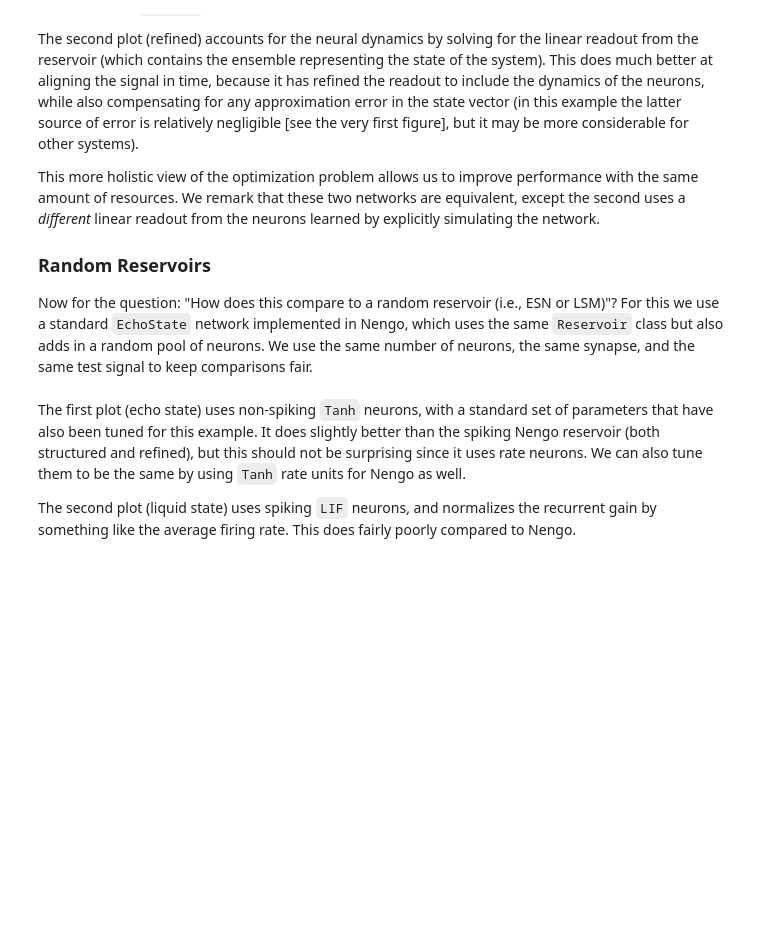
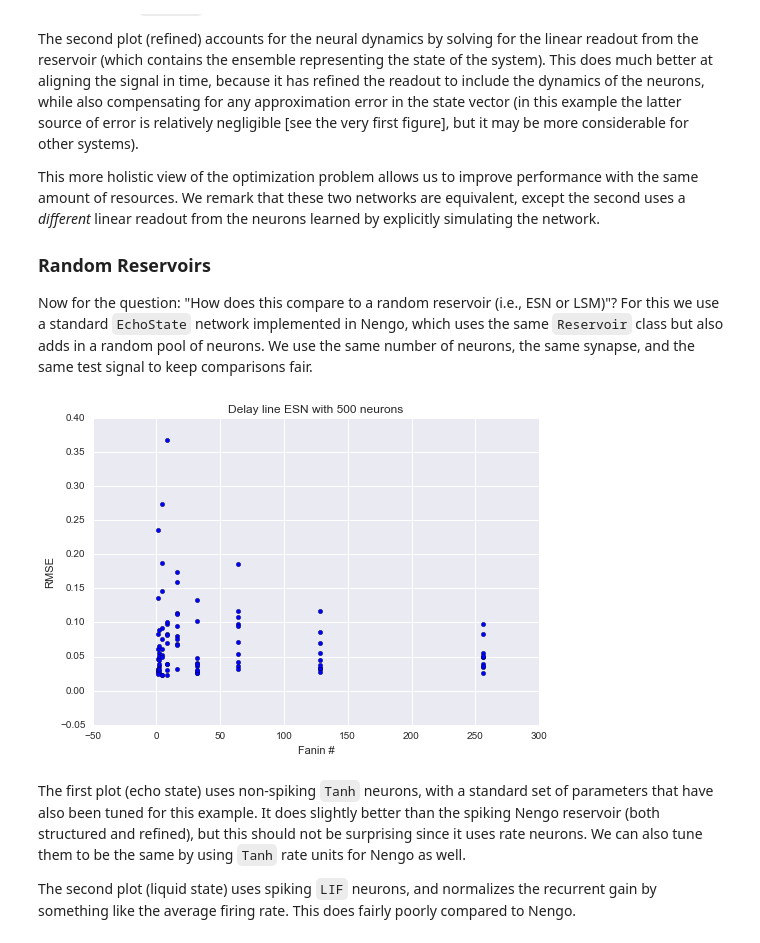
Before and after one commit to arvoelke/nengolib, a Jupyter notebook: doc/notebooks/research/reservoir_computing.ipynb, the cells around one changed output. Drawn from its saved outputs; the diff is of its cells as text; code cells hidden in the pictures; blank space fills up the shorter version.

Commit message:
ESN fanin experiment

```diff
--- a/doc/notebooks/research/reservoir_computing.ipynb
+++ b/doc/notebooks/research/reservoir_computing.ipynb
@@ -120,21 +128,33 @@ def train_and_test(esn, reg, subtitle):
     # Validation
     sim, (data_in, data_mid, data_out) = esn.run(test_t, dt, process, seed=test_seed)
     assert np.allclose(np.dot(data_mid, d), data_out)
-    plot_results(sim.trange(), function(data_in), data_out,
-                 title=subtitle)
+    #plot_results(sim.trange(), function(data_in), data_out,
+    #             title=subtitle)
 
+    t = sim.trange()
+    y = function(data_in)
+    y_est = data_out
+    offset = int(2 * delay / dt)
+    return rmse(y[offset:], y_est[offset:]) / rms(y[offset:])
 
-rng = np.random.RandomState(0)
+fanins = [1, 2, 4, 8, 16, 32, 64, 128, 256]*10
+rmses = []
 
-with nengolib.Network():
-    esn = EchoState(n_neurons, 1, recurrent_synapse=synapse, readout_synapse=synapse, rng=rng)
-    train_and_test(esn, reg=1e-4, subtitle="Echo State Network")
+for fanin in fanins:
+    rng = np.random.RandomState(0)
 
-with nengolib.Network():
-    esn = EchoState(n_neurons, 1, neuron_type=nengo.LIF(), include_bias=False,
-                    recurrent_synapse=synapse, readout_synapse=synapse, gain=1.25/250,
-                    ens_seed=0, rng=rng)
-    train_and_test(esn, reg=0.1, subtitle="Liquid State Machine")
+    with nengolib.Network():
+        esn = EchoState(n_neurons, 1, recurrent_synapse=synapse, readout_synapse=synapse, rng=rng, fanin=fanin)
+        rmses.append(train_and_test(esn, reg=1e-4, subtitle="Echo State Network"))
+# %%
+pylab.figure()
+pylab.title("Delay line ESN with 500 neurons")
+pylab.scatter(fanins, rmses)
+pylab.xlabel("Fanin #")
+pylab.ylabel("RMSE")
+pylab.show()
+# %% [output]
+[figure, added]
 # %% [markdown]
 The first plot (echo state) uses non-spiking `Tanh` neurons, with a standard set of parameters that have also been tuned for this example. It does slightly better than the spiking Nengo reservoir (both structured and refined), but this should not be surprising since it uses rate neurons. We can also tune them to be the same by using `Tanh` rate units for Nengo as well.
 
```
Also changed, not shown: parts of 4 cells of this notebook, 1 other file.
